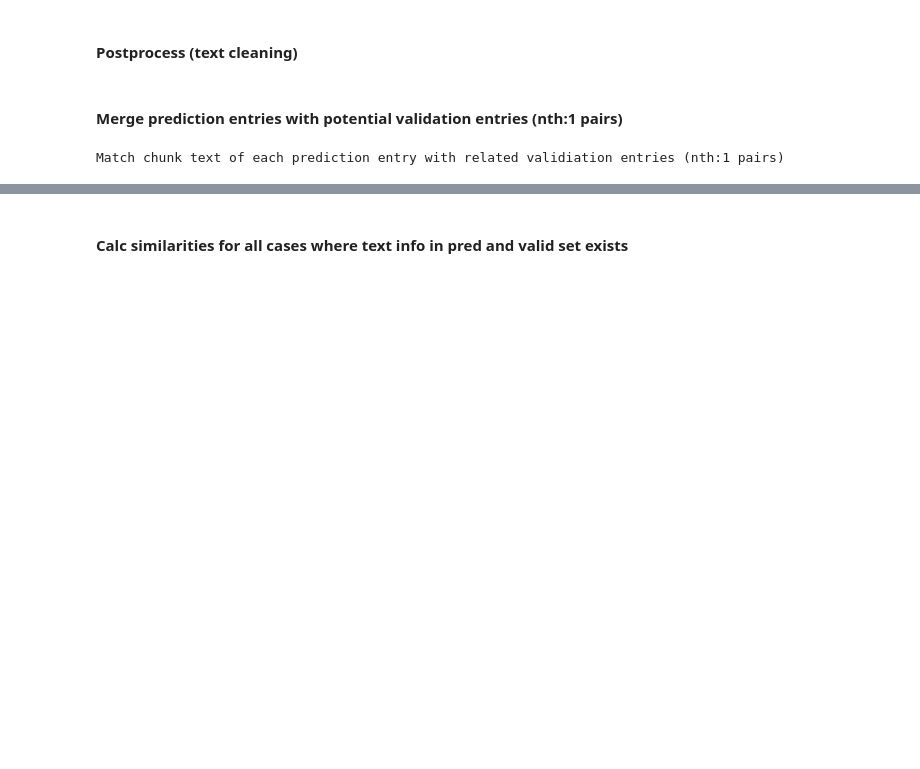
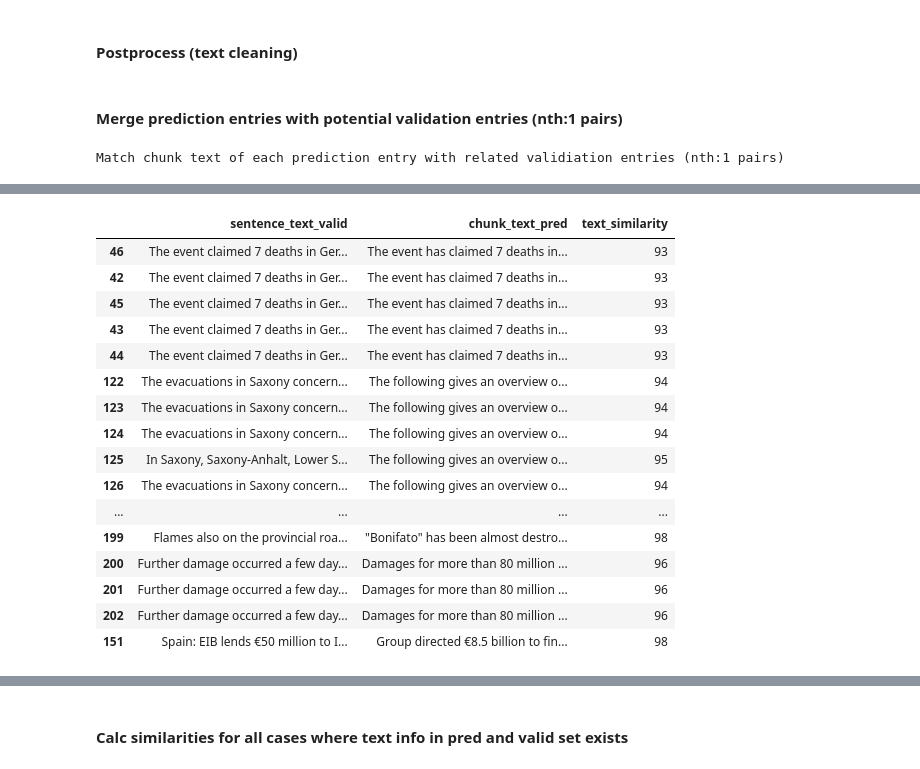
Before and after one commit to SWN-group-at-TU-Berlin/CI-impacts-information-retrieval, a Jupyter notebook: notebooks/llm_evaluation.ipynb, the cells around one changed output, grey strips where cells are left out. Saved outputs shown, nothing was run; the diff lists cells and outputs as text; code cells hidden in the pictures; blank space fills up the shorter version.

```diff
--- a/notebooks/llm_evaluation.ipynb
+++ b/notebooks/llm_evaluation.ipynb
@@ -316,0 +323,21 @@ memory usage: 27.5+ KB
+# %%
+pd.set_option('display.max_colwidth', 600)
+df_pred_valid_all.iloc[[46, 42, 45, 43, 44, 122, 123, 124, 125, 126, 127, 128, 129, 130, 131, 132, 133, 134, 135, 136, 137, 138, 139, 140 , 198, 199, 200, 201, 202, 151]][["sentence_text_valid", "chunk_text_pred","text_similarity"]]
+# %% [output]
+|  | sentence_text_valid | chunk_text_pred | text_similarity |
+| 46 | The event claimed 7 deaths in Ger... | The event has claimed 7 deaths in... | 93 |
+| 42 | The event claimed 7 deaths in Ger... | The event has claimed 7 deaths in... | 93 |
+| 45 | The event claimed 7 deaths in Ger... | The event has claimed 7 deaths in... | 93 |
+| 43 | The event claimed 7 deaths in Ger... | The event has claimed 7 deaths in... | 93 |
+| 44 | The event claimed 7 deaths in Ger... | The event has claimed 7 deaths in... | 93 |
+| 122 | The evacuations in Saxony concern... | The following gives an overview o... | 94 |
+| 123 | The evacuations in Saxony concern... | The following gives an overview o... | 94 |
+| 124 | The evacuations in Saxony concern... | The following gives an overview o... | 94 |
+| 125 | In Saxony, Saxony-Anhalt, Lower S... | The following gives an overview o... | 95 |
+| 126 | The evacuations in Saxony concern... | The following gives an overview o... | 94 |
+| ... | ... | ... | ... |
+| 199 | Flames also on the provincial roa... | "Bonifato" has been almost destro... | 98 |
+| 200 | Further damage occurred a few day... | Damages for more than 80 million ... | 96 |
+| 201 | Further damage occurred a few day... | Damages for more than 80 million ... | 96 |
+| 202 | Further damage occurred a few day... | Damages for more than 80 million ... | 96 |
+| 151 | Spain: EIB lends €50 million to I... | Group directed €8.5 billion to ﬁn... | 98 |
```
Also changed, not shown: parts of 11 cells of this notebook, 5 other files.
